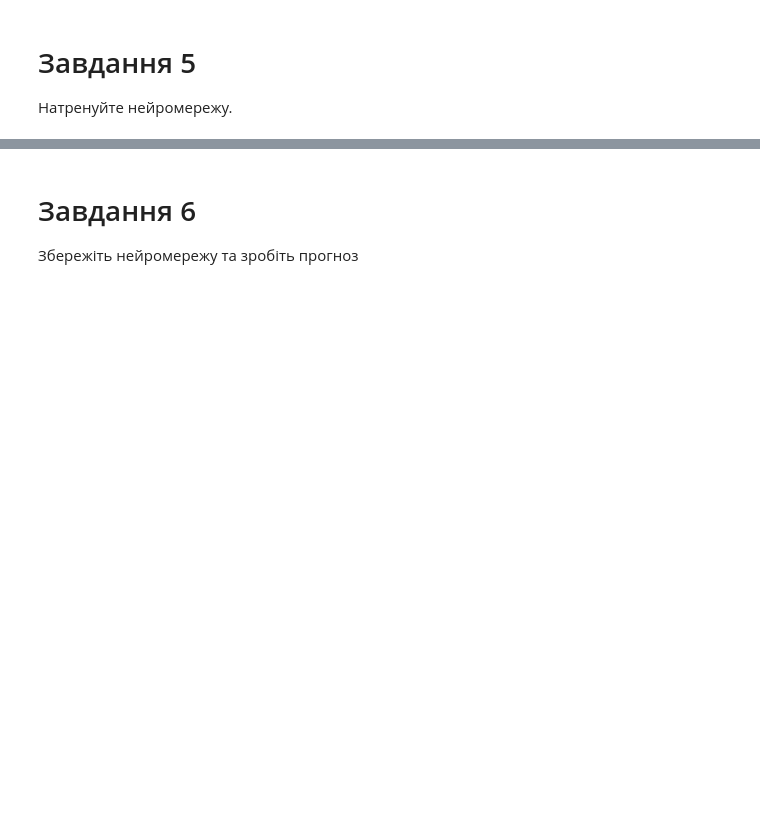
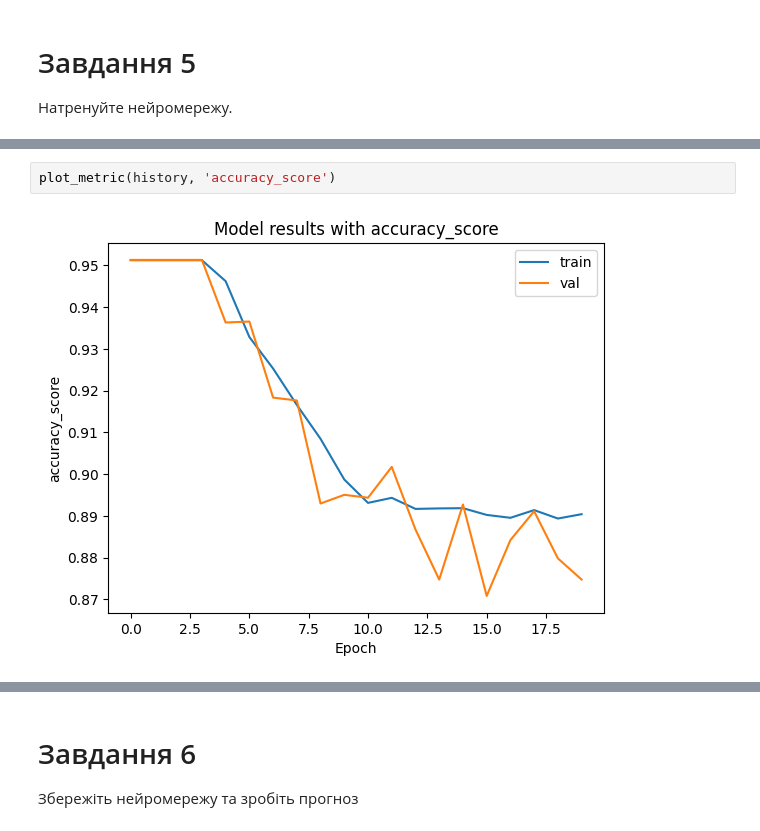
Before and after one commit to shaya-686/AI, a Jupyter notebook: regularization_practice.ipynb, the cells around one changed output, grey strips where cells are left out. Drawn from its saved outputs; the diff is of its cells as text; blank space fills up the shorter version.

```diff
--- a/regularization_practice.ipynb
+++ b/regularization_practice.ipynb
@@ -53,0 +352,4 @@ df.head()
+# %%
+plot_metric(history, 'accuracy_score')
+# %% [output]
+[figure, added]
```
Also changed, not shown: parts of 18 cells of this notebook.
